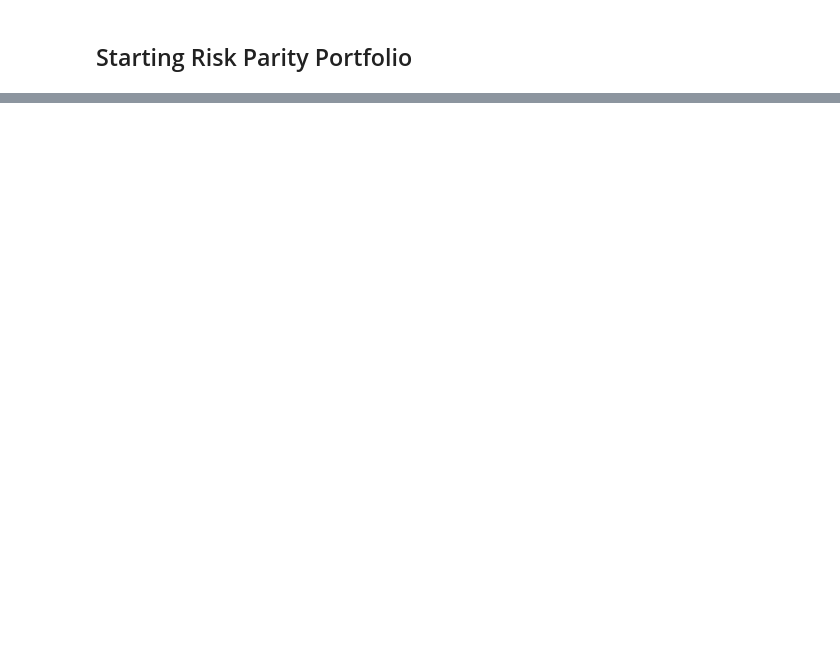
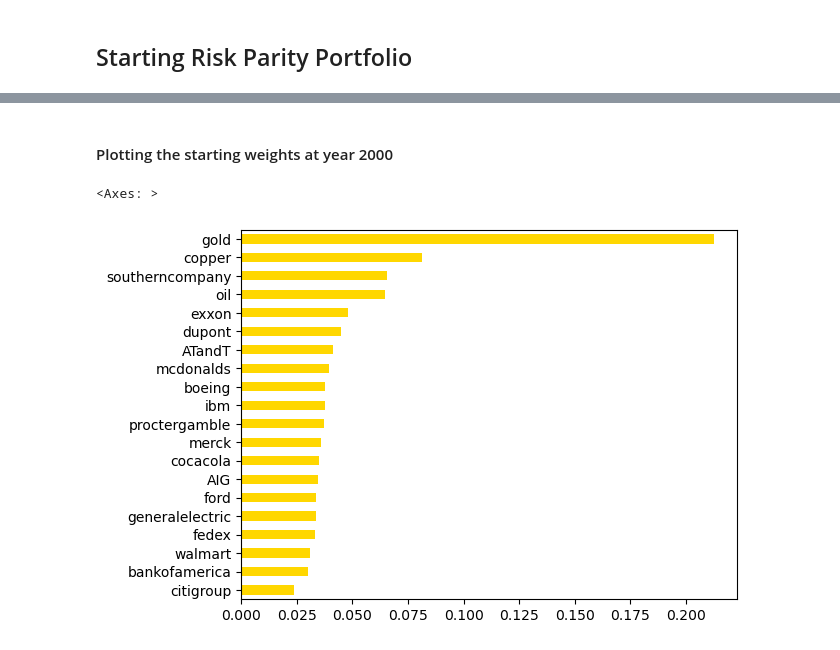
Before and after one commit to MatCuns/Covariance-Based-Dynamic-Risk-Parity-Portfolio-with-Volatility-Targeting, a Jupyter notebook: Dynamic_Risk_Parity_and_Volatility_Targeting.ipynb, the cells around one changed output, grey strips where cells are left out. Drawn from its saved outputs; the diff is of its cells as text; code cells hidden in the pictures; blank space fills up the shorter version.

```diff
--- a/Dynamic_Risk_Parity_and_Volatility_Targeting.ipynb
+++ b/Dynamic_Risk_Parity_and_Volatility_Targeting.ipynb
@@ -164,4 +165,4 @@ returns_backtest
 # %% [markdown]
 ## Covariance Matrix for Start period 1990-1999
 # %%
-returns_start.cov()
+cov_start=returns_start.cov()
@@ -248,0 +311,2 @@ Subsequent factors contribute progressively smaller portions of variance, repres
+# %%
+start_weights=((risk_parity_weights(cov_start)))
@@ -248,0 +333,7 @@ Subsequent factors contribute progressively smaller portions of variance, repres
+# %% [markdown]
+#### Plotting the starting weights at year 2000
+# %%
+start_weights.sort_values().plot(kind="barh",color="gold")
+# %% [output]
+<Axes: >
+[figure, added]
```
Also changed, not shown: parts of 10 cells of this notebook.
